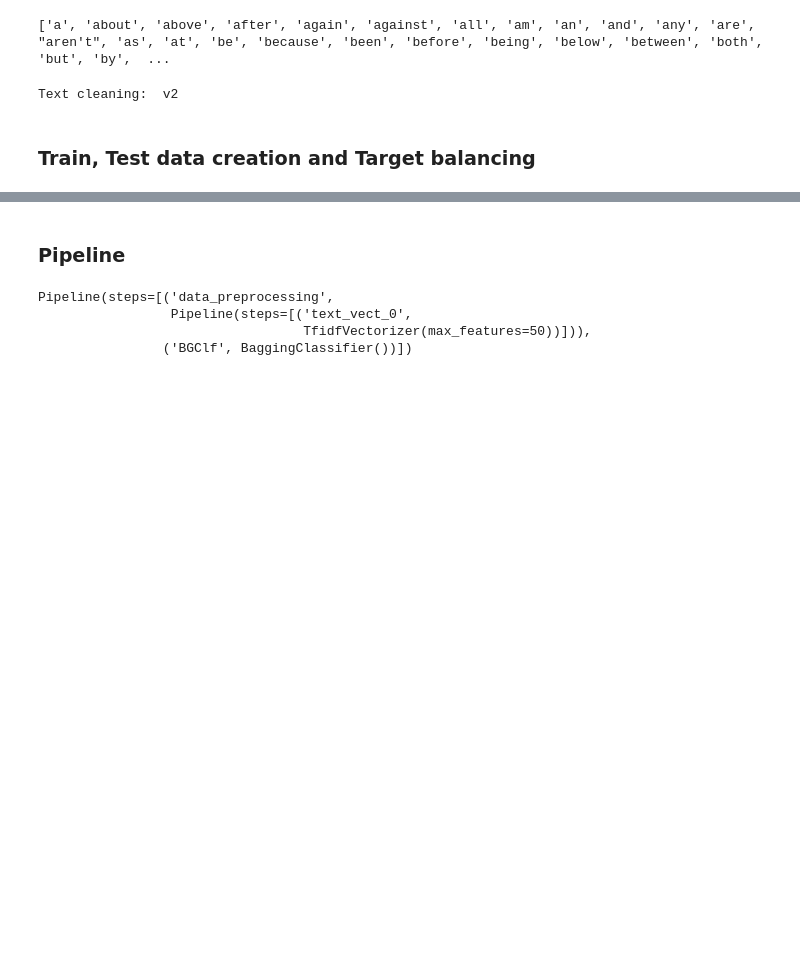
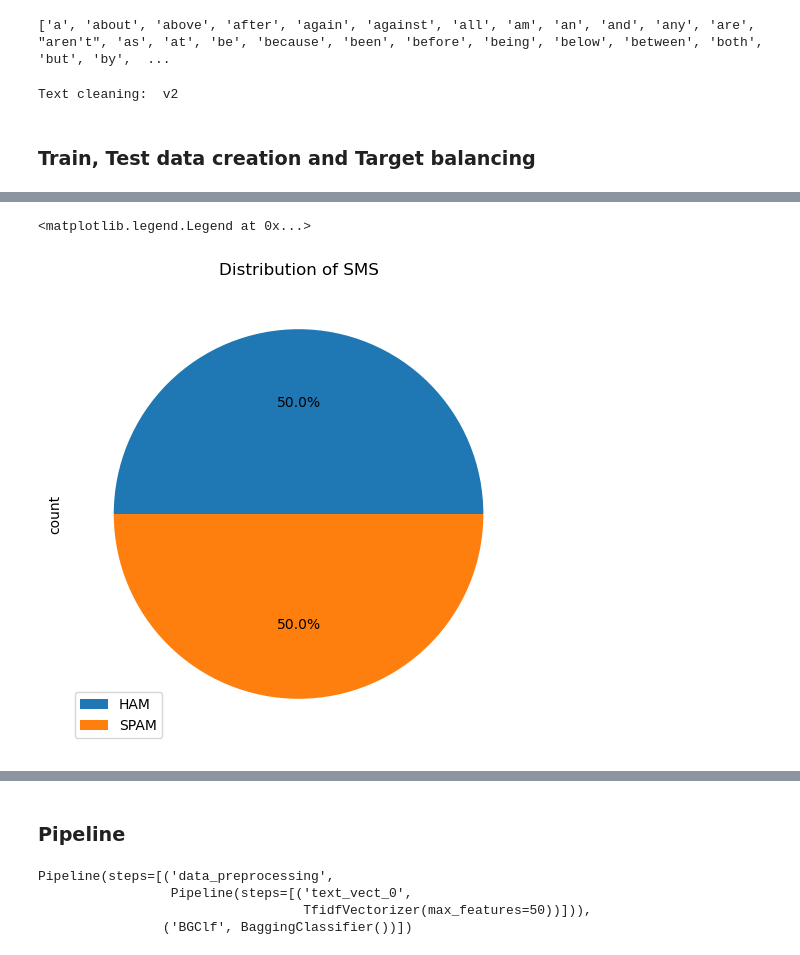
Before and after one commit to Priyanka-2607/SMS_Classification_NLP, a Jupyter notebook: NLP_Project.ipynb, the cells around one changed output, grey strips where cells are left out. Cells and saved outputs as stored; diff of their text form; code cells hidden in the pictures; blank space fills up the shorter version.

```diff
--- a/NLP_Project.ipynb
+++ b/NLP_Project.ipynb
@@ -147,12 +188,12 @@ Class spam samples in the test set: 67
 # %%
-class_ham_no = train_data[train_data[model_target] == 'ham']
-class_spam_no = train_data[train_data[model_target] == 'spam']
+class_ham_no = train_data[train_data[model_target] == 0]
+class_spam_no = train_data[train_data[model_target] == 1]
 # %%
 from sklearn.utils import resample
 from sklearn.utils import shuffle
 
-upsampled = resample(class_spam_no, replace=True, n_samples = 4334)
-downsampled = resample(class_ham_no, replace=False, n_samples=4334)
+upsampled = resample(class_spam_no, replace=True, n_samples = 4652)
+downsampled = resample(class_ham_no, replace=False, n_samples=4652)
 
 train_data = pd.concat([downsampled, upsampled])
 train_data = shuffle(train_data)
@@ -169,0 +211,7 @@ Class spam samples in the training set: 4334
+# %%
+train_data[model_target].value_counts().plot.pie(figsize=(6,6),title="Distribution of SMS",labels=['',''],autopct='%1.1f%%')
+labels=["HAM","SPAM"]
+plt.legend(labels,loc=3)
+# %% [output]
+<matplotlib.legend.Legend at 0x...>
+[figure, added]
```
Also changed, not shown: parts of 30 cells of this notebook.
